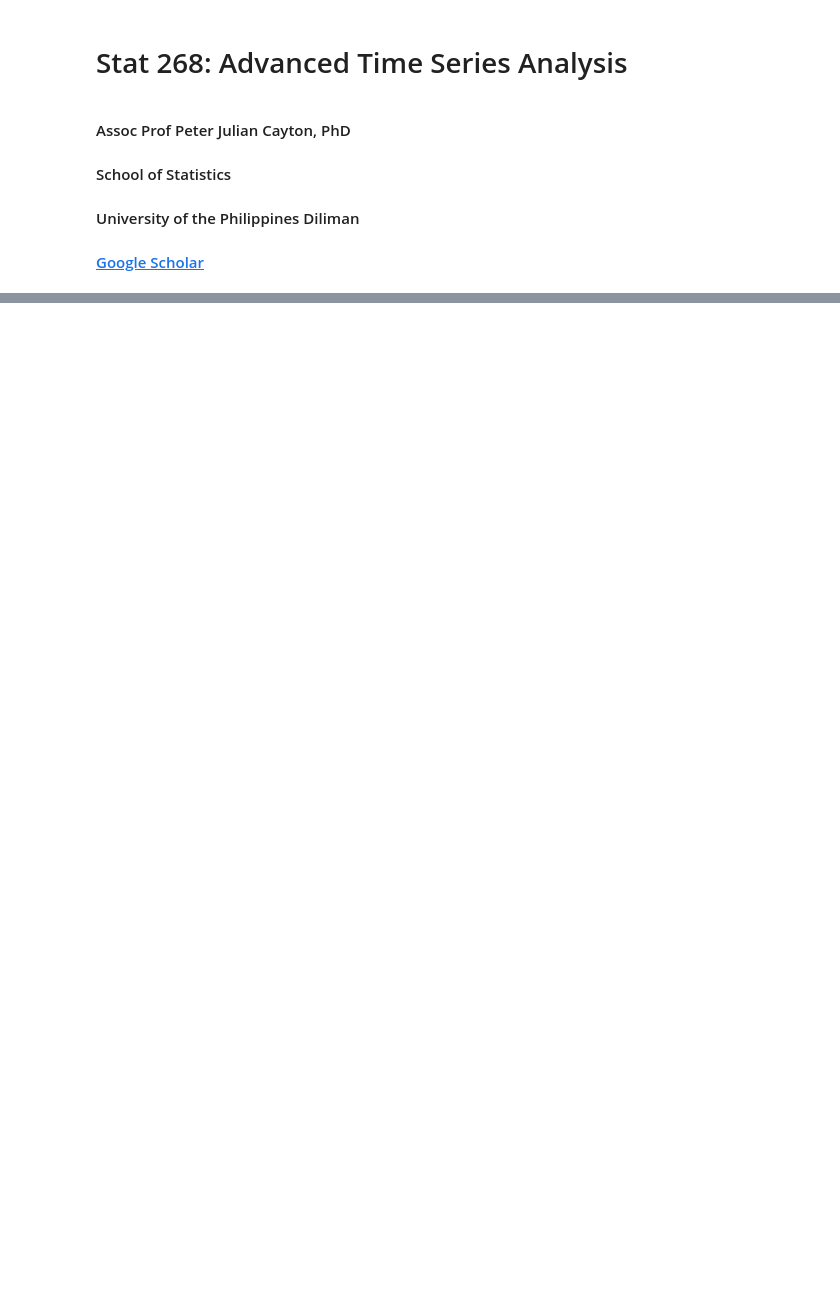
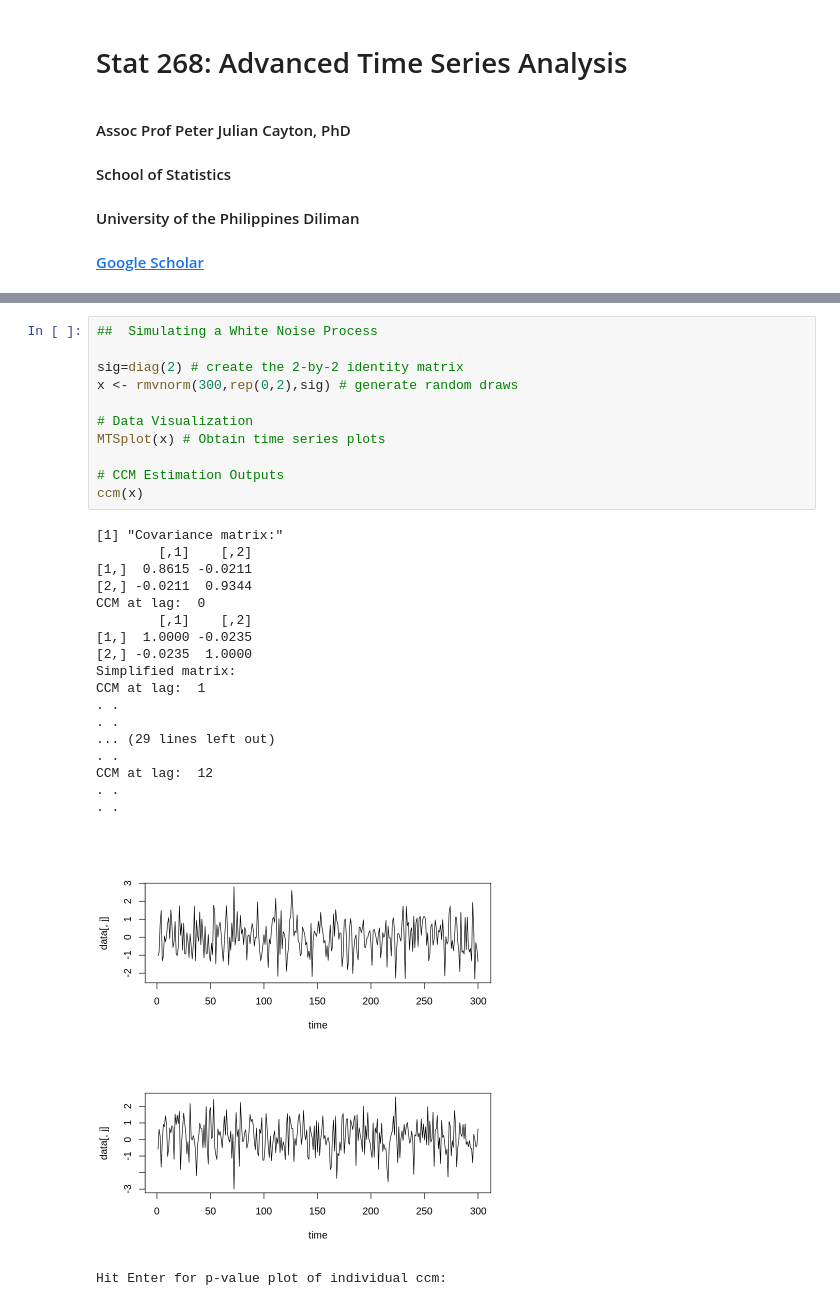
Before and after one commit to pacayton/Stat_268_Advanced_Time_Series_Analysis, a Jupyter notebook: Stat_268_Week_5_Multivariate_Time_Series_Analysis_Part_1.ipynb, the cells around one changed output, grey strips where cells are left out. Cells and saved outputs as stored; diff of their text form; blank space fills up the shorter version.

```diff
--- a/Stat_268_Week_5_Multivariate_Time_Series_Analysis_Part_1.ipynb
+++ b/Stat_268_Week_5_Multivariate_Time_Series_Analysis_Part_1.ipynb
@@ -218,0 +279,31 @@ The feature of $\mathbf{b}_t $ is that its elements are all uncorrelated among e
+# %%
+##  Simulating a White Noise Process
+
+sig=diag(2) # create the 2-by-2 identity matrix
+x <- rmvnorm(300,rep(0,2),sig) # generate random draws
+
+# Data Visualization
+MTSplot(x) # Obtain time series plots
+
+# CCM Estimation Outputs
+ccm(x)
+# %% [output]
+[1] "Covariance matrix:"
+        [,1]    [,2]
+[1,]  0.8615 -0.0211
+[2,] -0.0211  0.9344
+CCM at lag:  0
+        [,1]    [,2]
+[1,]  1.0000 -0.0235
+[2,] -0.0235  1.0000
+Simplified matrix:
+CCM at lag:  1
+. .
+. .
+... (29 lines left out)
+. .
+CCM at lag:  12
+. .
+. .
+[figure, added]
+Hit Enter for p-value plot of individual ccm:
```
Also changed, not shown: parts of 8 cells of this notebook.
